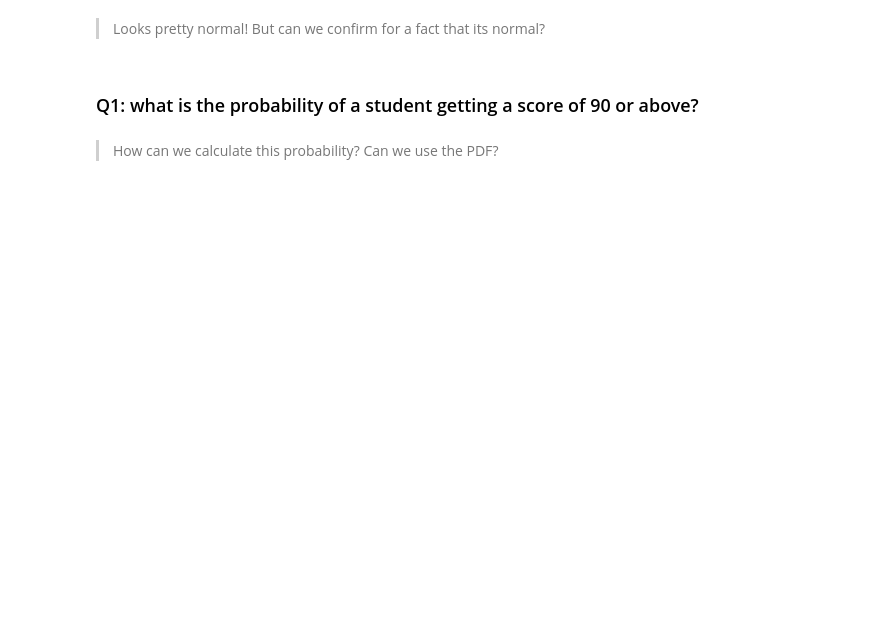
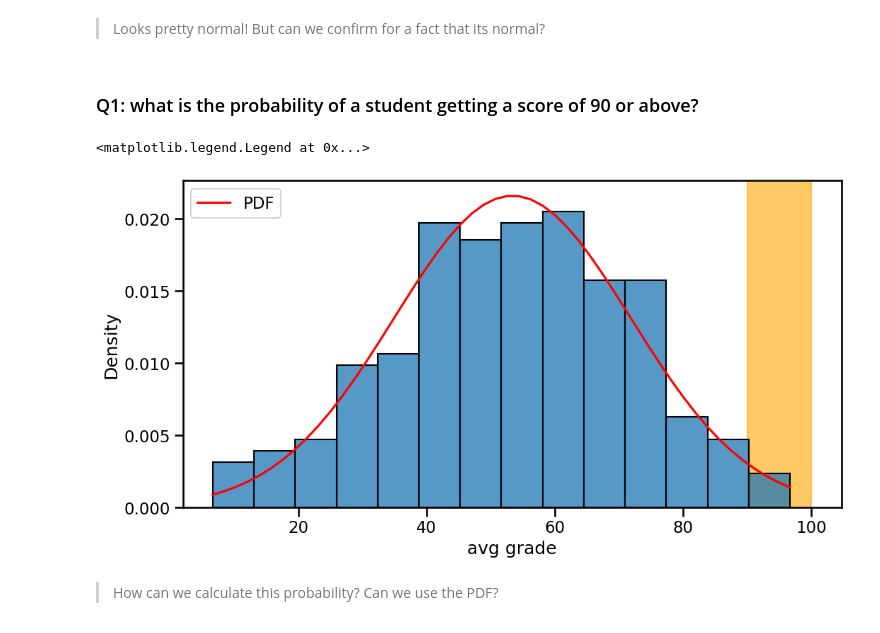
Before and after one commit to spockthompson/data-enrichment-wk15-lect01-codealong, a Jupyter notebook: Code Along - From Distributions to Hypothesis.ipynb, the cells around one changed output. Cells and saved outputs as stored; diff of their text form; code cells hidden in the pictures; blank space fills up the shorter version.

```diff
--- a/Code Along - From Distributions to Hypothesis.ipynb
+++ b/Code Along - From Distributions to Hypothesis.ipynb
@@ -149,10 +149,14 @@ AttributeError: 'numpy.ndarray' object has no attribute 'xs'
 # %%
 ## Plot the histogram again AND pdf again
 sns.histplot(data=df, x='avg grade', stat='density')
-plt.plot(xs.pdf.color='red', label='PDF')
+plt.plot(xs,pdf,color='red', label='PDF')
 
 ## Add a vpsan to the plot showing the region we want to calc prob for
 plt.axvspan(90,100,alpha=0.6,color='orange',zorder=0)
+plt.legend()
+# %% [output]
+<matplotlib.legend.Legend at 0x...>
+[figure, added]
 # %% [markdown]
 > How can we calculate this probability? Can we use the PDF?
 # %%
```
Also changed, not shown: parts of 15 cells of this notebook.
